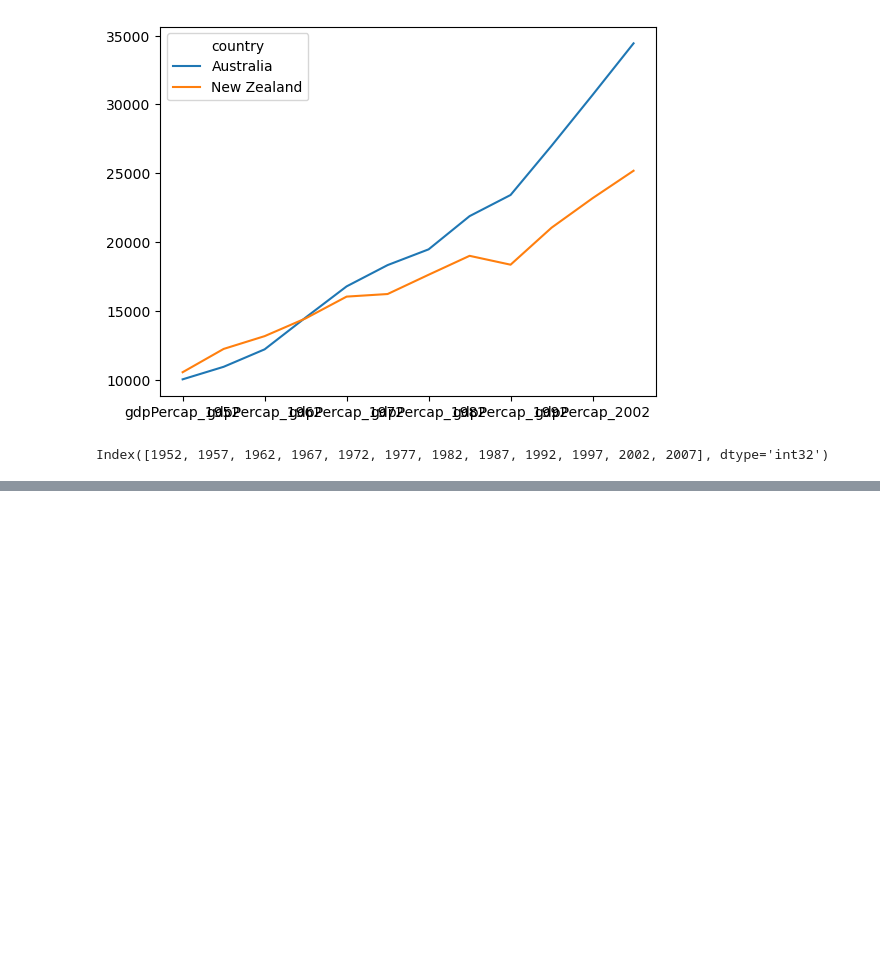
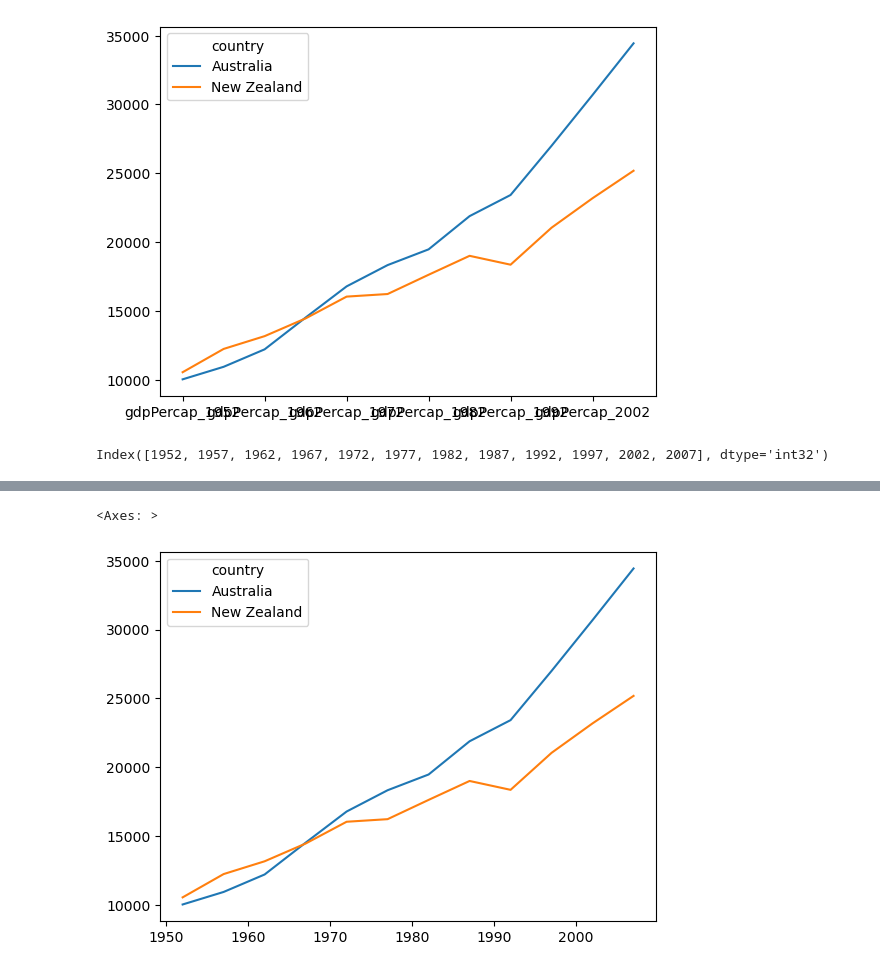
Before and after one commit to ubvu/2023-11-14-python, a Jupyter notebook: notebooks/plotting.ipynb, the cells around one changed output, grey strips where cells are left out. Saved outputs shown, nothing was run; the diff lists cells and outputs as text; code cells hidden in the pictures; blank space fills up the shorter version.

```diff
--- a/notebooks/plotting.ipynb
+++ b/notebooks/plotting.ipynb
@@ -53,3 +53,5 @@ years = data.columns.str.replace('gdpPercap_', '')
 years.astype(int)
 # %% [output]
 Index([1952, 1957, 1962, 1967, 1972, 1977, 1982, 1987, 1992, 1997, 2002, 2007], dtype='int32')
+# %%
+data.columns = years.astype(int)
@@ -55,0 +65,5 @@ Index([1952, 1957, 1962, 1967, 1972, 1977, 1982, 1987, 1992, 1997, 2002, 2007],
+# %%
+data.T.plot()
+# %% [output]
+<Axes: >
+[figure, added]
```
Also changed, not shown: parts of 2 cells of this notebook.
